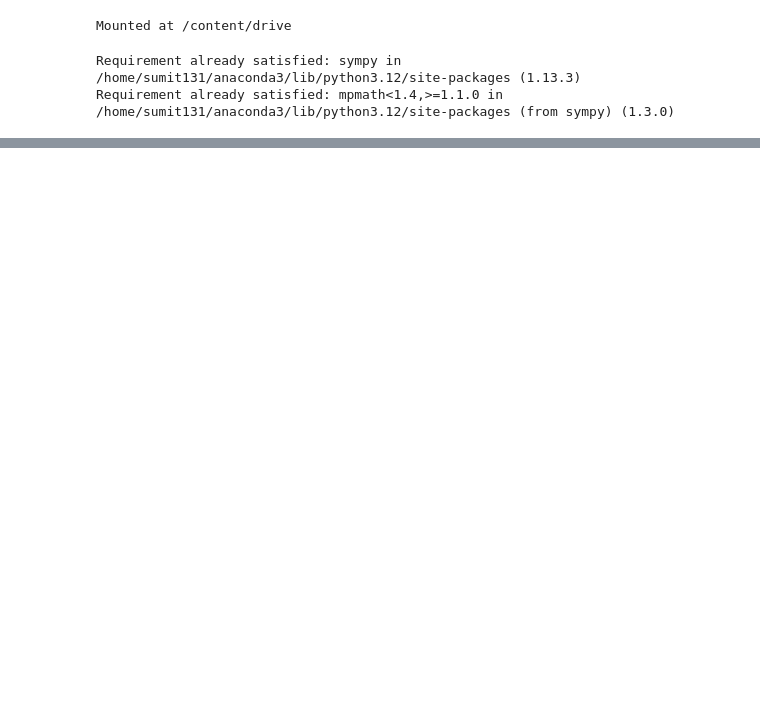
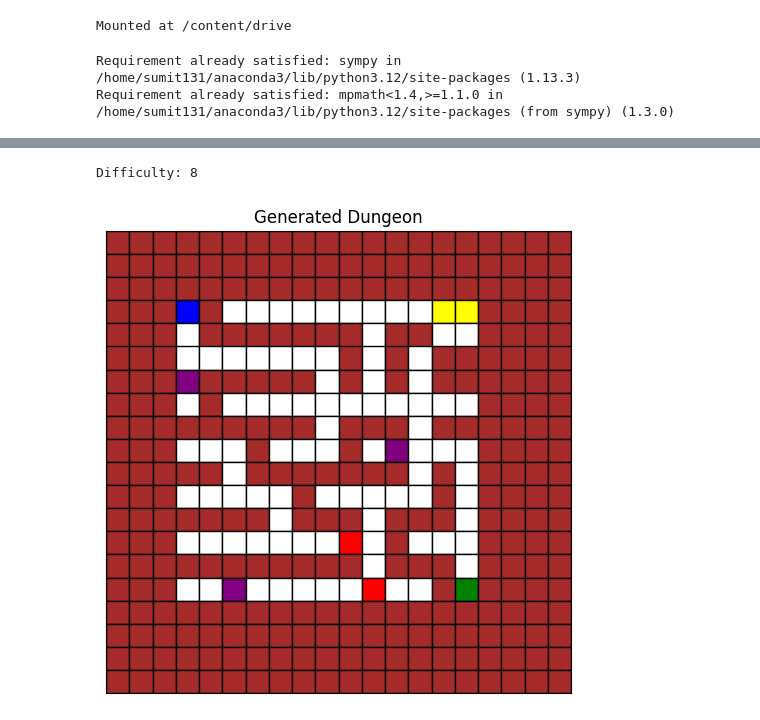
Before and after one commit to sumitkanu/AI-Game-Developer, a Jupyter notebook: Level_Generator_CNN.ipynb, the cells around one changed output, grey strips where cells are left out. Cells and saved outputs as stored; diff of their text form; code cells hidden in the pictures; blank space fills up the shorter version.

```diff
--- a/Level_Generator_CNN.ipynb
+++ b/Level_Generator_CNN.ipynb
@@ -734,0 +768,12 @@ Model saved to: dungeon_rl_model.pth
+# %%
+difficulty = 8
+print(f"Difficulty: {difficulty}")
+generated_dungeon = generate_dungeon_with_model(trained_agent, difficulty)
+visualize_dungeon(generated_dungeon)
+gen_size, gen_start_pos, gen_end_pos, gen_grid = export_dungeon(generated_dungeon)
+#Level 3 -> [(9, 9), (9, 8), (9, 7), (10, 7), (9, 7), (9, 8), (9, 9), (8, 9), (8, 10), (7, 10), (7, 9), (7, 8), (7, 7)] Reached exit with 180 health.
+#Level 5 -> [(12, 11), (12, 10), (11, 10), (10, 10), (9, 10), (8, 10), (8, 9), (8, 8), (9, 8), (8, 8), (8, 9), (8, 8), (8, 9), (8, 8),
+#(8, 9), (8, 8), (8, 9), (8, 10), (7, 10), (6, 10), (6, 9), (6, 8), (6, 7), (6, 6)] ✅ Reached exit with reward: 90.0
+# %% [output]
+Difficulty: 8
+[figure, added]
```
Also changed, not shown: parts of 11 cells of this notebook, 7 other files.
